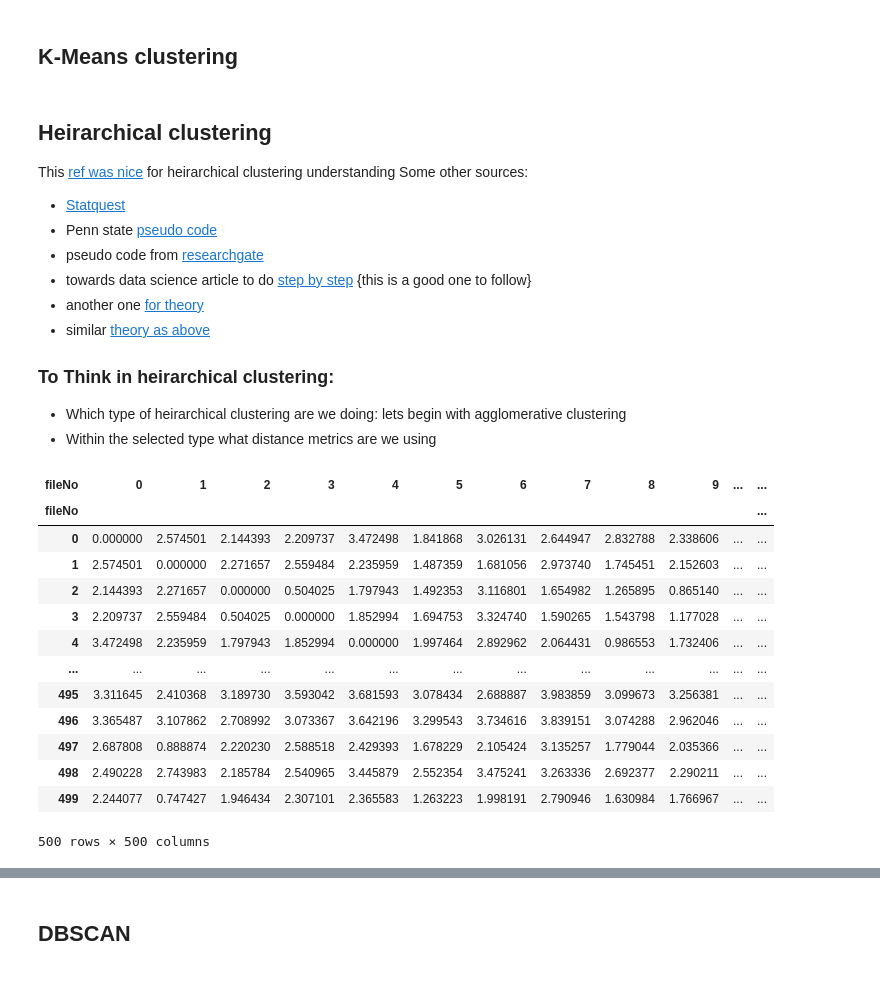
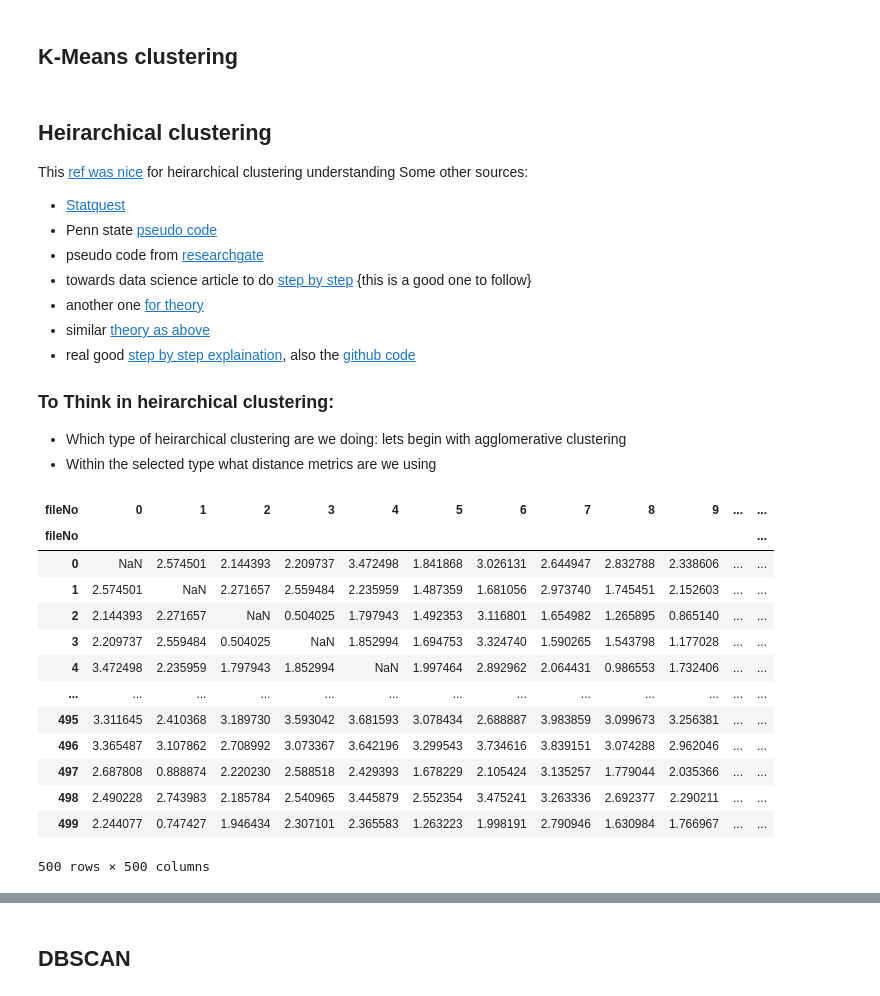
Before and after one commit to pratyush1611/GEO5017_Assignments, a Jupyter notebook: asg01.ipynb, the cells around one changed output, grey strips where cells are left out. Cells and saved outputs as stored; diff of their text form; code cells hidden in the pictures.

Commit message:
Update: heirarchical clustering, almost done, implementation skeleton uploaded

```diff
--- a/asg01.ipynb
+++ b/asg01.ipynb
@@ -190,31 +194,33 @@ Some other sources:
 * towards data science article to do [step by step](https://towardsdatascience.com/breaking-down-the-agglomerative-clustering-process-1c367f74c7c2) {this is a good one to follow}
 * another one [for theory](https://towardsdatascience.com/machine-learning-algorithms-part-12-hierarchical-agglomerative-clustering-example-in-python-1e18e0075019)
 * similar [theory as above](https://www.geeksforgeeks.org/ml-hierarchical-clustering-agglomerative-and-divisive-clustering/)
+* real good [step by step explaination](https://medium.com/@darkprogrammerpb/agglomerative-hierarchial-clustering-from-scratch-ec50e14c3826), also the [github code](https://github.com/Darkprogrammerpb/DeepLearningProjects/blob/master/Project40/agglomerative_hierarchial_clustering/Hierarchial%20Agglomerative%20clustering.ipynb)
 
 ### To Think in heirarchical clustering:
 * Which type of heirarchical clustering are we doing: lets begin with agglomerative clustering
 * Within the selected type what distance metrics are we using
 # %%
-from sklearn.metrics.pairwise import euclidean_distances as eucDist
-from scipy.spatial import distance_matrix
+
 tempDF = standardFeatureDF.iloc[:,:-1].copy()
 
 def heirarch_clust(dataDF):
     distances = eucDist(standardFeatureDF.drop('label', axis=1))
 
     pass
 
 
 distMatDF = pd.DataFrame( distance_matrix(tempDF.values, tempDF.values), index = tempDF.index, columns = tempDF.index)
+# distMatDF = pd.DataFrame( np.tril(distMatDF),  index = tempDF.index, columns = tempDF.index)
+distMatDF = distMatDF.where(distMatDF!=0, np.nan)
 distMatDF
 # %% [output]
 | fileNo | 0 | 1 | 2 | 3 | 4 | 5 | 6 | 7 | 8 | 9 | ... | ... |
 | fileNo |  |  |  |  |  |  |  |  |  |  |  | ... |
-| 0 | 0.000000 | 2.574501 | 2.144393 | 2.209737 | 3.472498 | 1.841868 | 3.026131 | 2.644947 | 2.832788 | 2.338606 | ... | ... |
-| 1 | 2.574501 | 0.000000 | 2.271657 | 2.559484 | 2.235959 | 1.487359 | 1.681056 | 2.973740 | 1.745451 | 2.152603 | ... | ... |
-| 2 | 2.144393 | 2.271657 | 0.000000 | 0.504025 | 1.797943 | 1.492353 | 3.116801 | 1.654982 | 1.265895 | 0.865140 | ... | ... |
-| 3 | 2.209737 | 2.559484 | 0.504025 | 0.000000 | 1.852994 | 1.694753 | 3.324740 | 1.590265 | 1.543798 | 1.177028 | ... | ... |
-| 4 | 3.472498 | 2.235959 | 1.797943 | 1.852994 | 0.000000 | 1.997464 | 2.892962 | 2.064431 | 0.986553 | 1.732406 | ... | ... |
+| 0 | NaN | 2.574501 | 2.144393 | 2.209737 | 3.472498 | 1.841868 | 3.026131 | 2.644947 | 2.832788 | 2.338606 | ... | ... |
+| 1 | 2.574501 | NaN | 2.271657 | 2.559484 | 2.235959 | 1.487359 | 1.681056 | 2.973740 | 1.745451 | 2.152603 | ... | ... |
+| 2 | 2.144393 | 2.271657 | NaN | 0.504025 | 1.797943 | 1.492353 | 3.116801 | 1.654982 | 1.265895 | 0.865140 | ... | ... |
+| 3 | 2.209737 | 2.559484 | 0.504025 | NaN | 1.852994 | 1.694753 | 3.324740 | 1.590265 | 1.543798 | 1.177028 | ... | ... |
+| 4 | 3.472498 | 2.235959 | 1.797943 | 1.852994 | NaN | 1.997464 | 2.892962 | 2.064431 | 0.986553 | 1.732406 | ... | ... |
 | ... | ... | ... | ... | ... | ... | ... | ... | ... | ... | ... | ... | ... |
 | 495 | 3.311645 | 2.410368 | 3.189730 | 3.593042 | 3.681593 | 3.078434 | 2.688887 | 3.983859 | 3.099673 | 3.256381 | ... | ... |
 | 496 | 3.365487 | 3.107862 | 2.708992 | 3.073367 | 3.642196 | 3.299543 | 3.734616 | 3.839151 | 3.074288 | 2.962046 | ... | ... |
```
Also changed, not shown: parts of 9 cells of this notebook.
